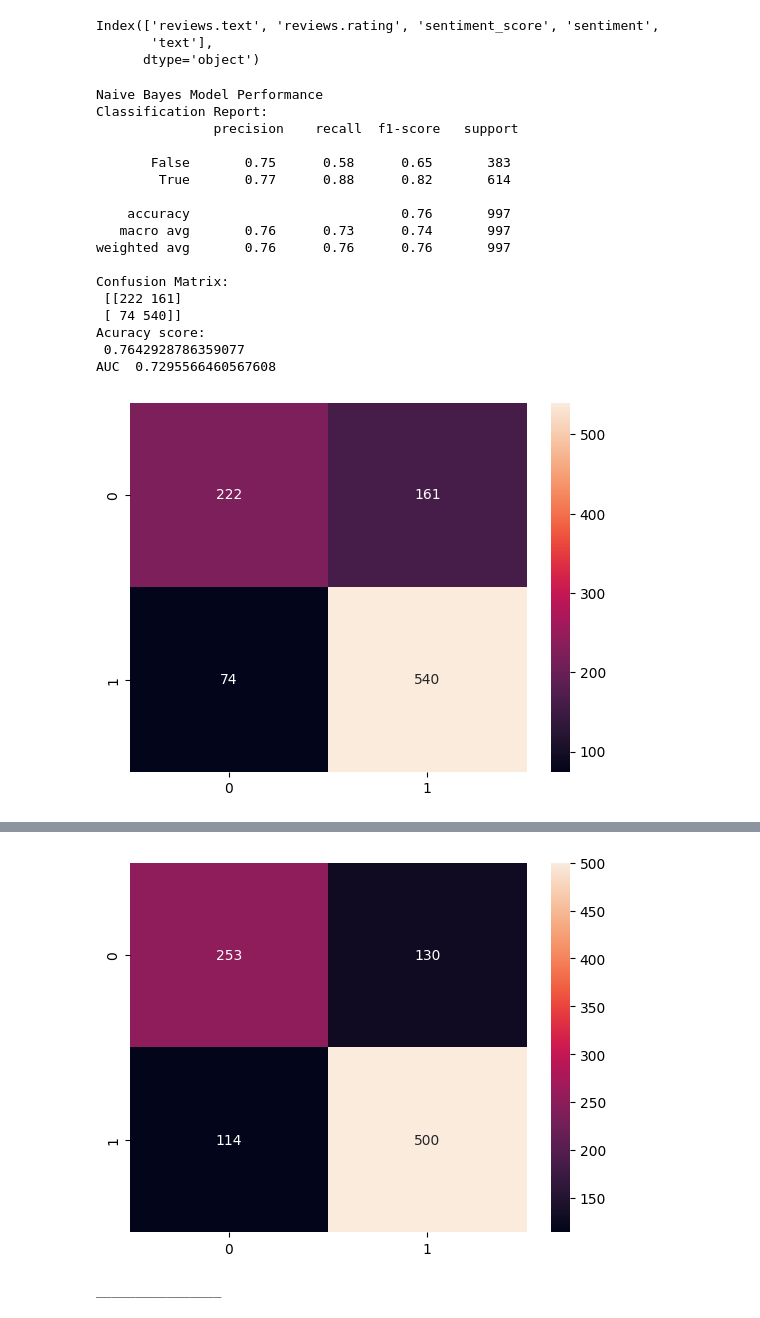
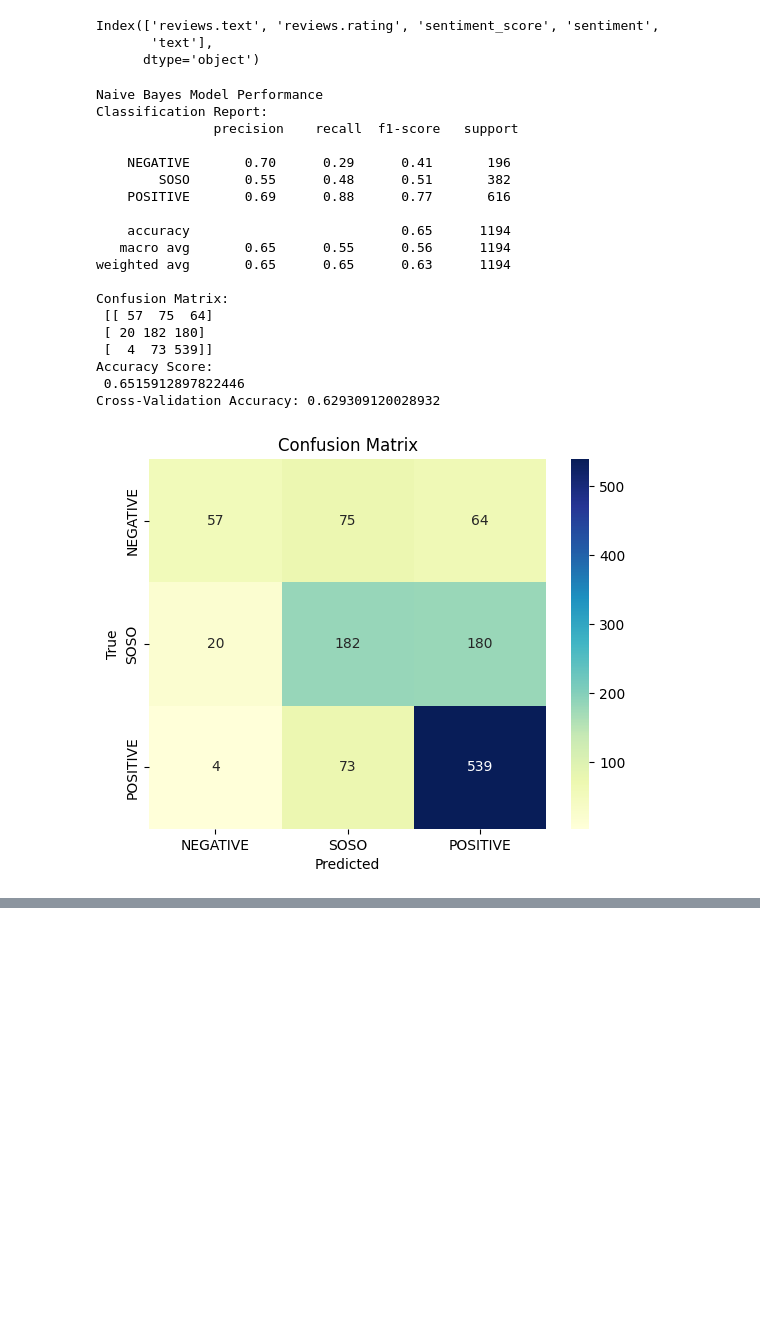
Before and after one commit to s-shahpouri/NLP-LLM, a Jupyter notebook: Sentiment_Analysis.ipynb, the cells around one changed output, grey strips where cells are left out. Cells and saved outputs as stored; diff of their text form; code cells hidden in the pictures; blank space fills up the shorter version.

```diff
--- a/Sentiment_Analysis.ipynb
+++ b/Sentiment_Analysis.ipynb
@@ -431,56 +489,61 @@ Index(['reviews.text', 'reviews.rating', 'sentiment_score', 'sentiment',
+# %%
+# Vectorization with TF-IDF
+vectorizer = TfidfVectorizer(max_features=700, ngram_range=(1, 2))
+
+X_train= vectorizer.fit_transform(X_train)
+X_test= vectorizer.transform(X_test)
 # %%
-from sklearn.model_selection import train_test_split
-from sklearn.metrics import classification_report, confusion_matrix, accuracy_score
-import seaborn as sns
+from sklearn.model_selection import cross_val_score
 
-# Train-test split
-X_train, X_test, y_train, y_test = train_test_split(data['reviews.text'], data['reviews.rating'] > 3, test_size=0.3, random_state=42)
-
-# Vectorization with TF-IDF
-vectorizer = TfidfVectorizer(max_features=700)
-X_train_tfidf = vectorizer.fit_transform(X_train)
-X_test_tfidf = vectorizer.transform(X_test)
-
-# Train and evaluate model function
 def train_and_evaluate(model, X_train, X_test, y_train, y_test):
     model.fit(X_train, y_train)
     y_pred = model.predict(X_test)
-    print("Classification Report:\n", classification_report(y_test, y_pred))
+
+    print("Classification Report:\n", classification_report(y_test, y_pred, target_names=['NEGATIVE', 'SOSO', 'POSITIVE']))
     print("Confusion Matrix:\n", confusion_matrix(y_test, y_pred))
-    print("Acuracy score:\n", accuracy_score(y_test, y_pred))
-    print ('AUC ',roc_auc_score(y_test, y_pred))
-    sns.heatmap(confusion_matrix(y_test, y_pred), annot=True, fmt="d")
+    print("Accuracy Score:\n", accuracy_score(y_test, y_pred))
+    scores = cross_val_score(model, X_train, y_train, cv=5, scoring='accuracy')
+    print("Cross-Validation Accuracy:", scores.mean())
+
+    # Heatmap for the confusion matrix
+    sns.heatmap(
+        confusion_matrix(y_test, y_pred),
+        annot=True,
+        fmt="d",
+        cmap="YlGnBu",
+        xticklabels=['NEGATIVE', 'SOSO', 'POSITIVE'],
+        yticklabels=['NEGATIVE', 'SOSO', 'POSITIVE']
+    )
+    plt.xlabel('Predicted')
+    plt.ylabel('True')
+    plt.title('Confusion Matrix')
     plt.show()
     print("________________\n")
 
-# Naive Bayes Model Training and Evaluation
-from sklearn.naive_bayes import MultinomialNB
+
+# Train and evaluate Naive Bayes model
 nb_model = MultinomialNB()
 print("Naive Bayes Model Performance")
-train_and_evaluate(nb_model, X_train_tfidf, X_test_tfidf, y_train, y_test)
-
-# XGBoost Model Training and Evaluation
-from xgboost import XGBClassifier
-xgb_model = XGBClassifier(use_label_encoder=False, eval_metric='logloss')
-print("XGBoost Model Performance")
-train_and_evaluate(xgb_model, X_train_tfidf, X_test_tfidf, y_train, y_test)
+train_and_evaluate(nb_model, X_train, X_test, y_train, y_test)
 # %% [output]
 Naive Bayes Model Performance
 Classification Report:
                precision    recall  f1-score   support
 
-       False       0.75      0.58      0.65       383
-        True       0.77      0.88      0.82       614
+    NEGATIVE       0.70      0.29      0.41       196
+        SOSO       0.55      0.48      0.51       382
+    POSITIVE       0.69      0.88      0.77       616
 
-    accuracy                           0.76       997
-   macro avg       0.76      0.73      0.74       997
-weighted avg       0.76      0.76      0.76       997
+    accuracy                           0.65      1194
+   macro avg       0.65      0.55      0.56      1194
+weighted avg       0.65      0.65      0.63      1194
 
 Confusion Matrix:
- [[222 161]
- [ 74 540]]
-Acuracy score:
- 0.7642928786359077
-AUC  0.7295566460567608
+ [[ 57  75  64]
+ [ 20 182 180]
+ [  4  73 539]]
+Accuracy Score:
+ 0.6515912897822446
+Cross-Validation Accuracy: 0.629309120028932
-[figure, old version]
+[figure, new version]
 ________________
@@ -505,2 +549,0 @@ AUC  0.7374533300448203
-[figure, removed]
-________________
```
Also changed, not shown: parts of 28 cells of this notebook.
